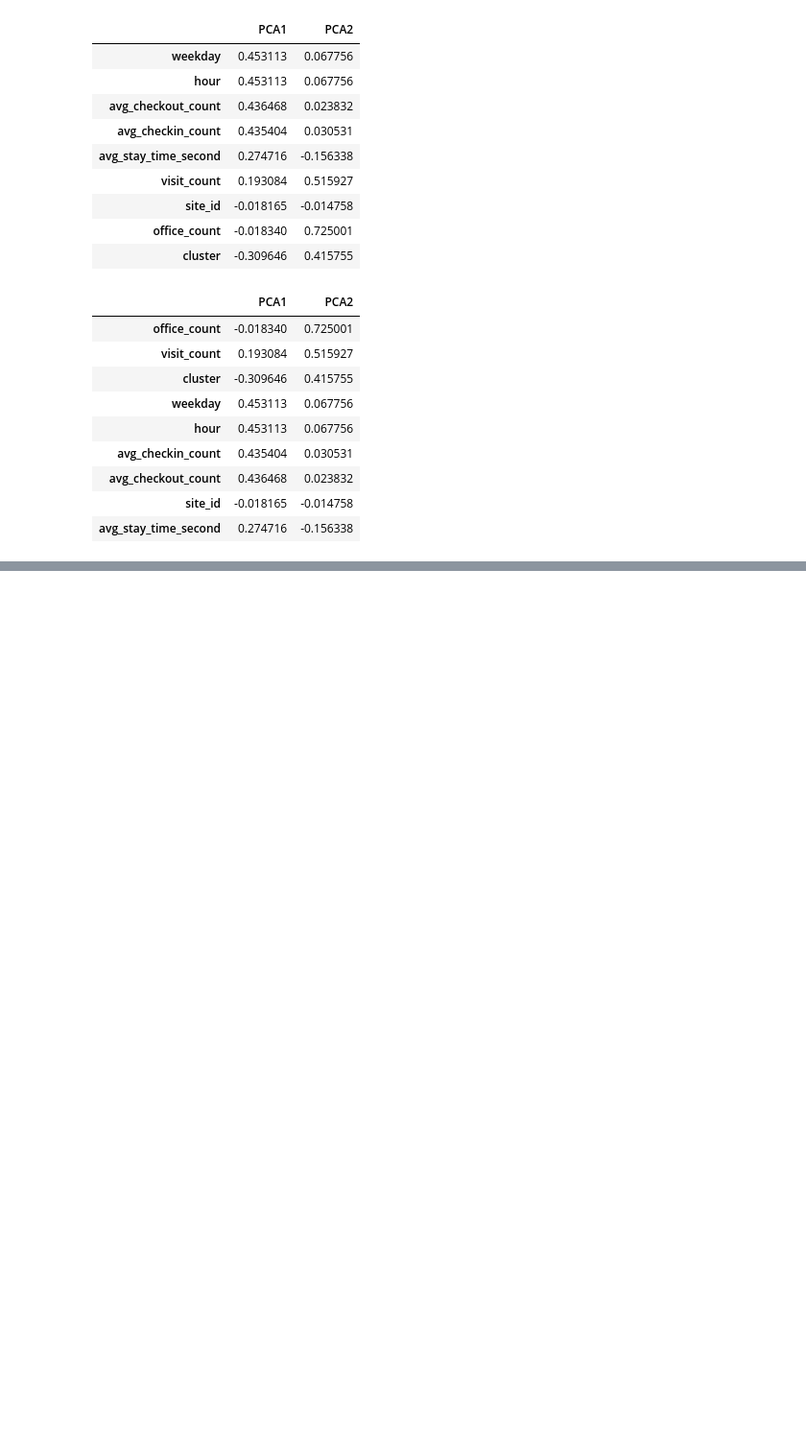
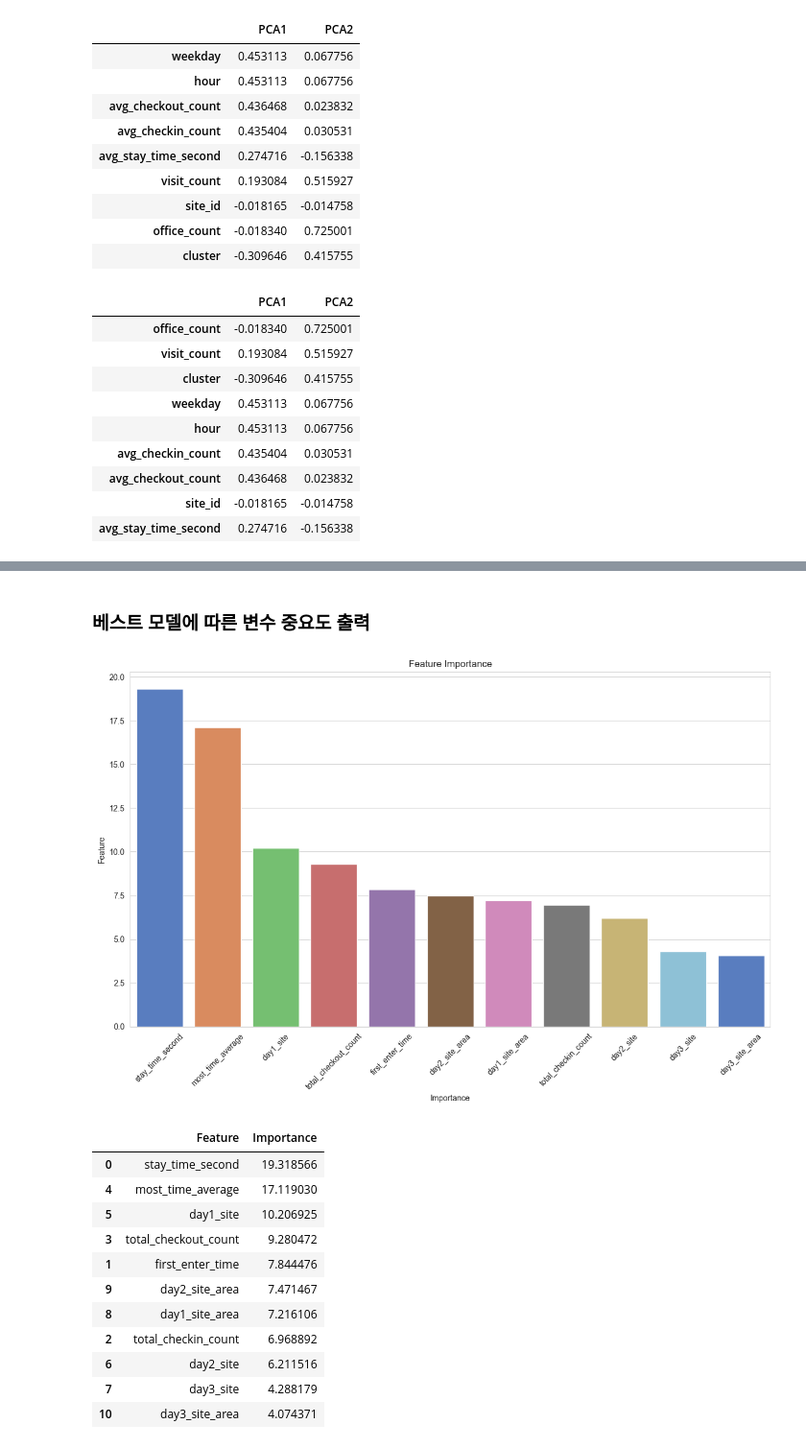
Before and after one commit to saeraniren/intermediate_project2, a Jupyter notebook: lwc_main.ipynb, the cells around one changed output, grey strips where cells are left out. Shown at 96% size. Drawn from its saved outputs; the diff is of its cells as text; code cells hidden in the pictures; blank space fills up the shorter version.

```diff
--- a/lwc_main.ipynb
+++ b/lwc_main.ipynb
@@ -902,0 +1122,10 @@ display(pca_components.T.sort_values(by='PCA2', ascending=False))  # PCA2에 영
+# %%
+# feature, target 변수 지정
+total_dataframe_numeric = total_dataframe.select_dtypes(['int', 'float'])
+X = total_dataframe_numeric.drop(labels='is_payment', axis=1)
+y = total_dataframe_numeric['is_payment']
+
+# 각각 데이터를 train set과 test set 분할
+X_train, X_test, y_train, y_test = train_test_split(X, y, test_size=0.3, random_state=42)
+
+# LightGBM은 데이터행의 개수가 1만행보다 많지 않으므로 제외, CatBoost와 XGBoost로 진행
@@ -902,0 +1291,44 @@ display(pca_components.T.sort_values(by='PCA2', ascending=False))  # PCA2에 영
+# %% [markdown]
+### 베스트 모델에 따른 변수 중요도 출력
+# %%
+# 최적 모델 가져오기
+best_model = search_cat.best_estimator_
+
+# 특성 중요도 추출
+feature_importance = best_model.get_feature_importance()
+
+# 특성 이름 가져오기 (X_train의 컬럼명이 있다고 가정)
+feature_names = X_train.columns
+
+# 중요도와 특성 이름을 함께 데이터프레임으로 만들기
+importance_df = pd.DataFrame({'Feature': feature_names, 'Importance': feature_importance})
+
+# 중요도에 따라 내림차순 정렬
+importance_df = importance_df.sort_values(by='Importance', ascending=False)
+
+# 시각화
+plt.figure(figsize=(12, 8))
+sns.barplot(data=importance_df, x='Feature', y='Importance', hue='Feature', palette='muted', legend=False)
+plt.xticks(rotation=45)
+plt.xlabel('Importance')
+plt.ylabel('Feature')
+plt.title('Feature Importance')
+plt.tight_layout()
+plt.show()
+
+# 특성 중요도 출력
+display(importance_df)
+# %% [output]
+[figure, added]
+|  | Feature | Importance |
+| 0 | stay_time_second | 19.318566 |
+| 4 | most_time_average | 17.119030 |
+| 5 | day1_site | 10.206925 |
+| 3 | total_checkout_count | 9.280472 |
+| 1 | first_enter_time | 7.844476 |
+| 9 | day2_site_area | 7.471467 |
+| 8 | day1_site_area | 7.216106 |
+| 2 | total_checkin_count | 6.968892 |
+| 6 | day2_site | 6.211516 |
+| 7 | day3_site | 4.288179 |
+| 10 | day3_site_area | 4.074371 |
```
Also changed, not shown: parts of 14 cells of this notebook.
